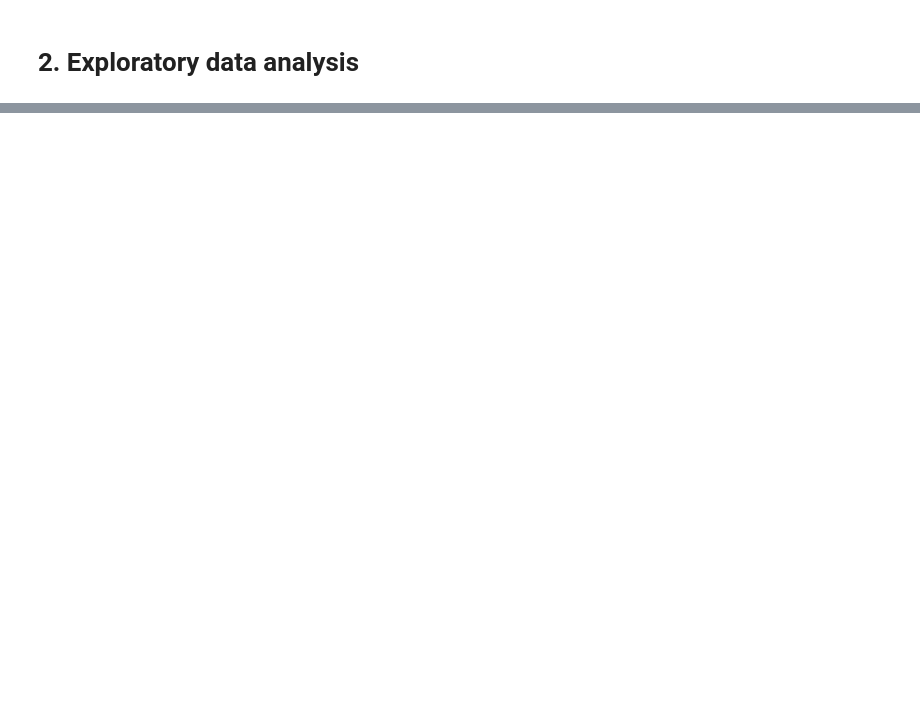
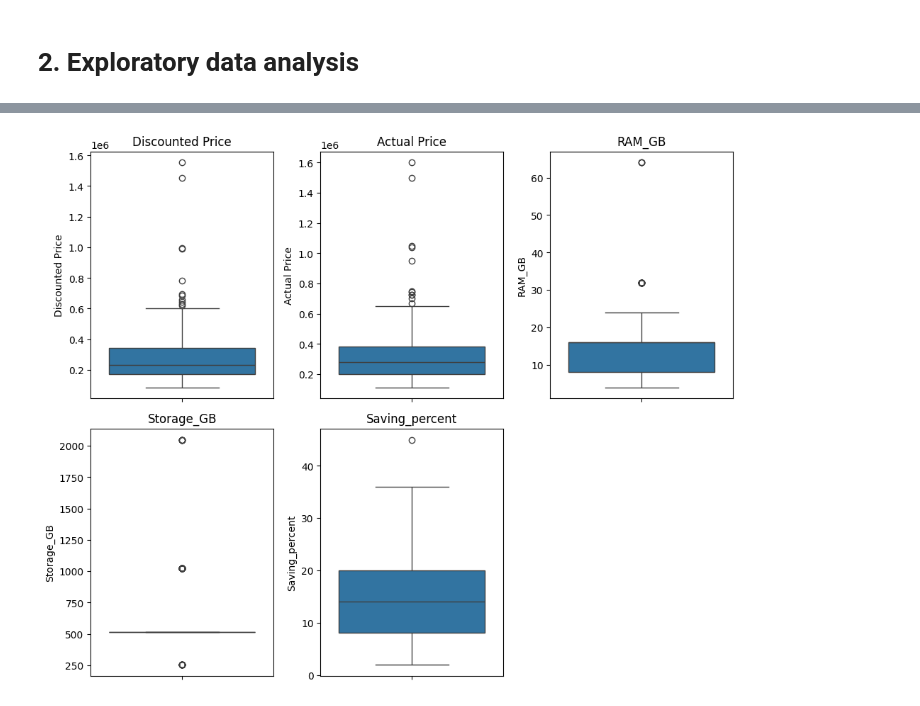
Before and after one commit to Zakaria-Boukeffa/LAPTOP-PRICE-ML, a Jupyter notebook: laptop.ipynb, the cells around one changed output, grey strips where cells are left out. Drawn from its saved outputs; the diff is of its cells as text; code cells hidden in the pictures; blank space fills up the shorter version.

```diff
--- a/laptop.ipynb
+++ b/laptop.ipynb
@@ -233,0 +203,16 @@ df_qnt.describe()
+# %%
+cols = df_qnt.columns
+n_cols = 3
+n_rows = int(np.ceil(len(cols) / n_cols))
+
+plt.figure(figsize=(10, 4 * n_rows))
+
+for i, col in enumerate(cols, 1):
+    plt.subplot(n_rows, n_cols, i)
+    sns.boxplot(y=df_qnt[col])
+    plt.title(col)
+
+plt.tight_layout()
+plt.show()
+# %% [output]
+[figure, added]
```
Also changed, not shown: parts of 21 cells of this notebook.
